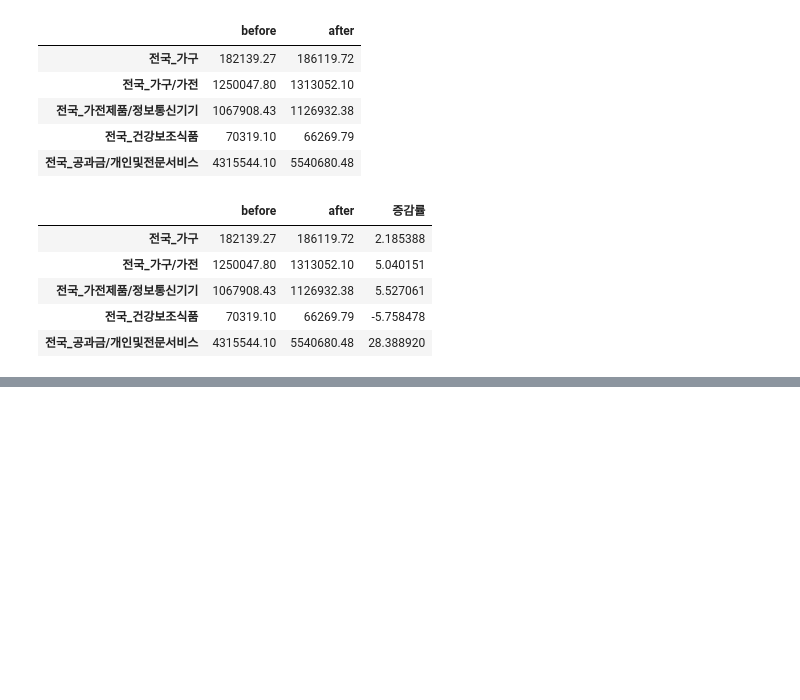
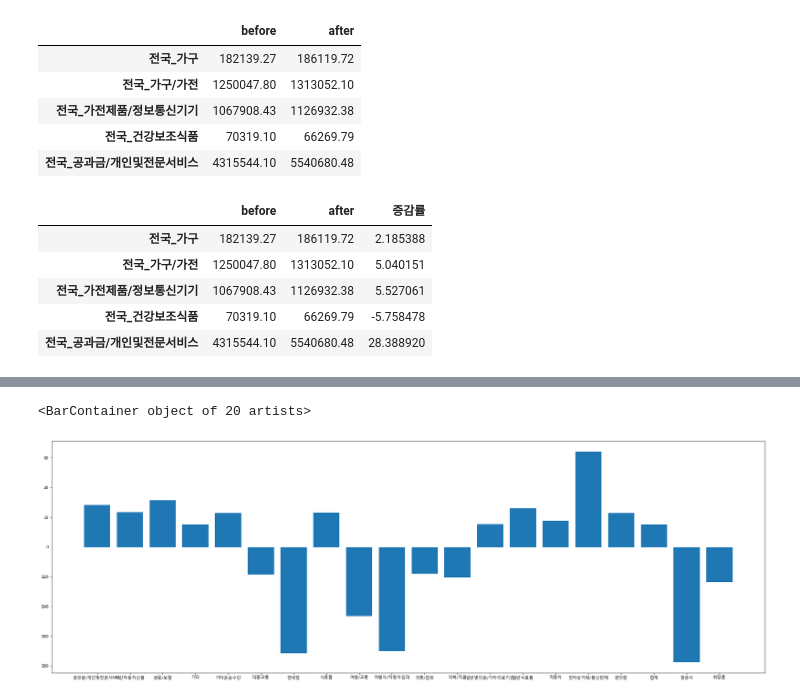
Before and after one commit to shshjhjh4455/AI_First_Project, a Jupyter notebook: ha_jupyter/0902.ipynb, the cells around one changed output, grey strips where cells are left out. Saved outputs shown, nothing was run; the diff lists cells and outputs as text; code cells hidden in the pictures; blank space fills up the shorter version.

```diff
--- a/ha_jupyter/0902.ipynb
+++ b/ha_jupyter/0902.ipynb
@@ -526,0 +582,6 @@ mean_covid_df.head()
+# %%
+plt.figure(figsize=(30,10))
+plt.bar(mean_covid_df2.index, mean_covid_df2['증감률'])
+# %% [output]
+<BarContainer object of 20 artists>
+[figure, added]
```
Also changed, not shown: parts of 6 cells of this notebook.
